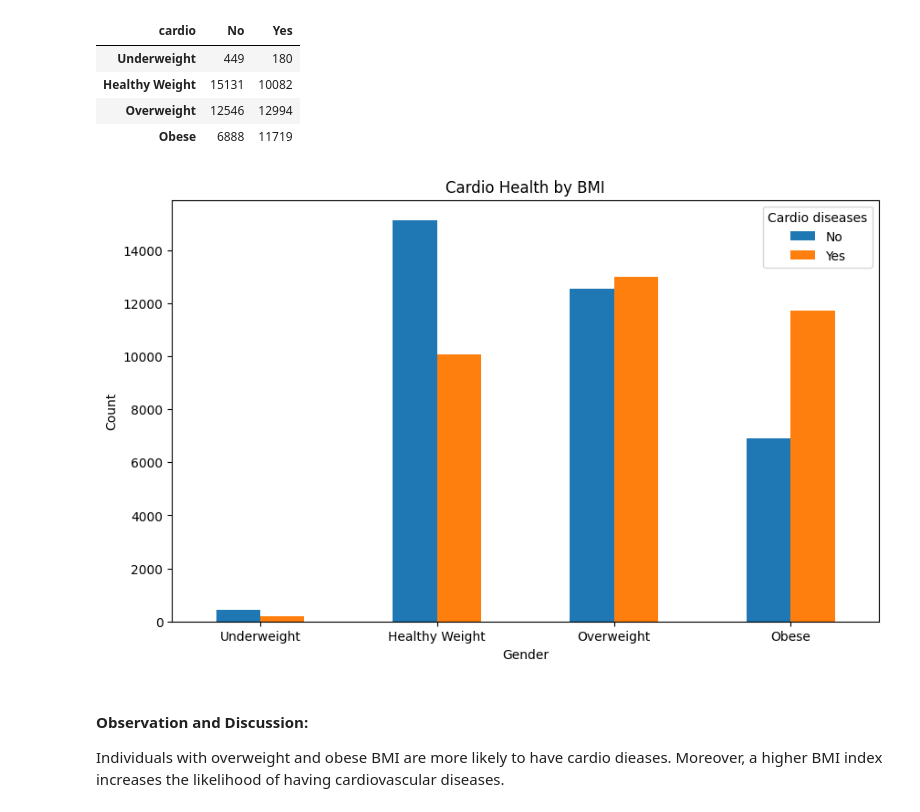
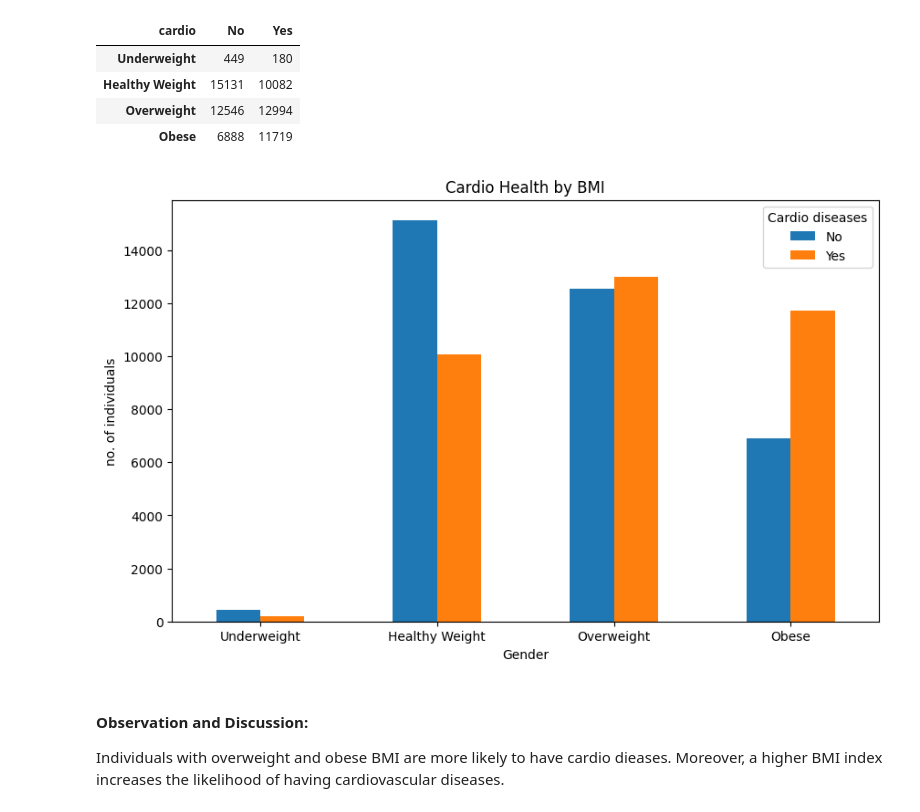
Before and after one commit to w21280485/assignment_a2_2, a Jupyter notebook: Cardiovascular_Health_Analysis_Wong21280485.ipynb, the cells around one changed output. Cells and saved outputs as stored; diff of their text form; code cells hidden in the pictures.

```diff
--- a/Cardiovascular_Health_Analysis_Wong21280485.ipynb
+++ b/Cardiovascular_Health_Analysis_Wong21280485.ipynb
@@ -279,18 +283,18 @@ cardio_bmi_counts
 # %%
 # @title Visualisation
 
 # Create a grouped bar chart
 ax = cardio_bmi_counts.plot(kind='bar', figsize=(10, 6))
 plt.title('Cardio Health by BMI')
 plt.xlabel('Gender')
-plt.ylabel('Count')
+plt.ylabel('no. of individuals')
 plt.legend(title='Cardio diseases', loc='upper right', labels=['No', 'Yes'])
 plt.xticks(rotation=0)
 
 # Display the plot
 plt.show()
 # %% [output]
-[figure, old version]
+[figure, new version]
 # %% [markdown]
 #### Observation and Discussion:
 
```
Also changed, not shown: parts of 8 cells of this notebook.
